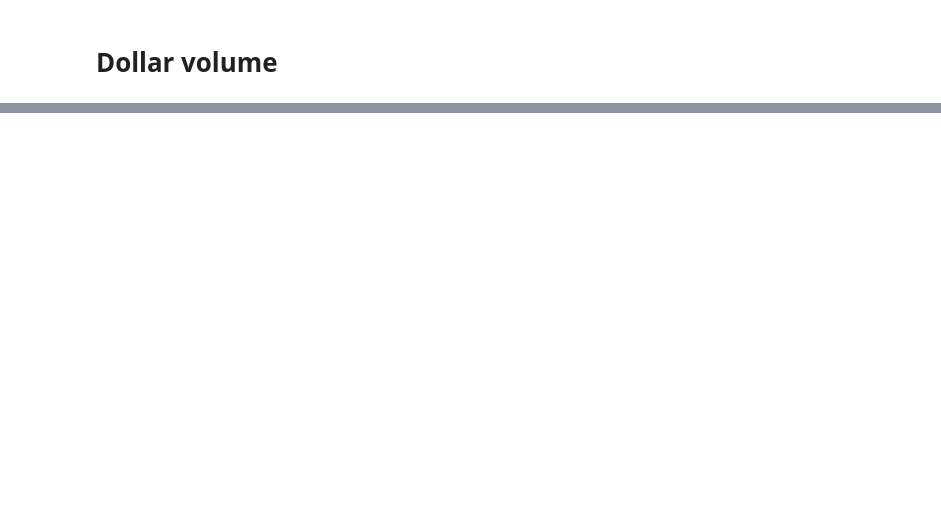
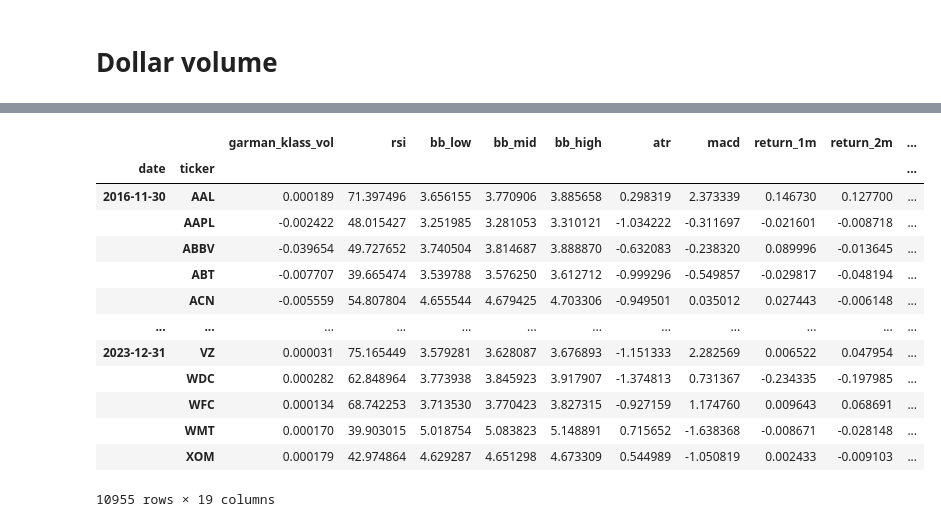
Before and after one commit to Mukulshitole/Stock_Unsupervised_baseroot, a Jupyter notebook: Untitled.ipynb, the cells around one changed output, grey strips where cells are left out. Saved outputs shown, nothing was run; the diff lists cells and outputs as text; code cells hidden in the pictures; blank space fills up the shorter version.

```diff
--- a/Untitled.ipynb
+++ b/Untitled.ipynb
@@ -291,0 +369,5 @@ data
+# %%
+observation = factor_data.groupby(level=1).size()
+valid_stocks = observation[observation>=10]
+factor_data = factor_data[factor_data.index.get_level_values('ticker').isin(valid_stocks.index)]
+factor_data
@@ -291,0 +391,11 @@ data
+# %%
+betas =(factor_data.groupby(level=1,
+                            group_keys=False)
+         .apply(lambda x: RollingOLS(endog=x['return_1m'],
+                                     exog=sm.add_constant(x.drop('return_1m', axis=1)),
+                                     window=min(24, x.shape[0]),
+                                     min_nobs=len(x.columns)+1)
+         .fit(params_only=True)
+         .params
+         .drop('const', axis=1)))
+betas
@@ -291,0 +434,9 @@ data
+# %%
+factors=['Mkt-RF','SMB','HML','RMW','CMA']
+
+data =data.join(betas.groupby('ticker').shift())
+data.loc[:,factors] = data.groupby('ticker',group_keys=False)[factors].apply(lambda x: x.fillna(x.mean()))
+data = data.dropna()
+data = data.drop('adj close', axis=1)
+data
+data.info()
@@ -291,0 +470,27 @@ data
+# %%
+from sklearn.cluster import KMeans
+
+
+
+def get_clusters(df):
+    df['cluster'] = KMeans(n_clusters=4,
+                           random_state=0,
+                           init='random').fit(df).labels_
+    return df
+data = data.dropna().groupby('date', group_keys=False).apply(get_clusters)
+data
+# %% [output]
+|  |  | garman_klass_vol | rsi | bb_low | bb_mid | bb_high | atr | macd | return_1m | return_2m | ... |
+| date | ticker |  |  |  |  |  |  |  |  |  | ... |
+| 2016-11-30 | AAL | 0.000189 | 71.397496 | 3.656155 | 3.770906 | 3.885658 | 0.298319 | 2.373339 | 0.146730 | 0.127700 | ... |
+|  | AAPL | -0.002422 | 48.015427 | 3.251985 | 3.281053 | 3.310121 | -1.034222 | -0.311697 | -0.021601 | -0.008718 | ... |
+|  | ABBV | -0.039654 | 49.727652 | 3.740504 | 3.814687 | 3.888870 | -0.632083 | -0.238320 | 0.089996 | -0.013645 | ... |
+|  | ABT | -0.007707 | 39.665474 | 3.539788 | 3.576250 | 3.612712 | -0.999296 | -0.549857 | -0.029817 | -0.048194 | ... |
+|  | ACN | -0.005559 | 54.807804 | 4.655544 | 4.679425 | 4.703306 | -0.949501 | 0.035012 | 0.027443 | -0.006148 | ... |
+| ... | ... | ... | ... | ... | ... | ... | ... | ... | ... | ... | ... |
+| 2023-12-31 | VZ | 0.000031 | 75.165449 | 3.579281 | 3.628087 | 3.676893 | -1.151333 | 2.282569 | 0.006522 | 0.047954 | ... |
+|  | WDC | 0.000282 | 62.848964 | 3.773938 | 3.845923 | 3.917907 | -1.374813 | 0.731367 | -0.234335 | -0.197985 | ... |
+|  | WFC | 0.000134 | 68.742253 | 3.713530 | 3.770423 | 3.827315 | -0.927159 | 1.174760 | 0.009643 | 0.068691 | ... |
+|  | WMT | 0.000170 | 39.903015 | 5.018754 | 5.083823 | 5.148891 | 0.715652 | -1.638368 | -0.008671 | -0.028148 | ... |
+|  | XOM | 0.000179 | 42.974864 | 4.629287 | 4.651298 | 4.673309 | 0.544989 | -1.050819 | 0.002433 | -0.009103 | ... |
+10955 rows × 19 columns
```
Also changed, not shown: parts of 34 cells of this notebook.
